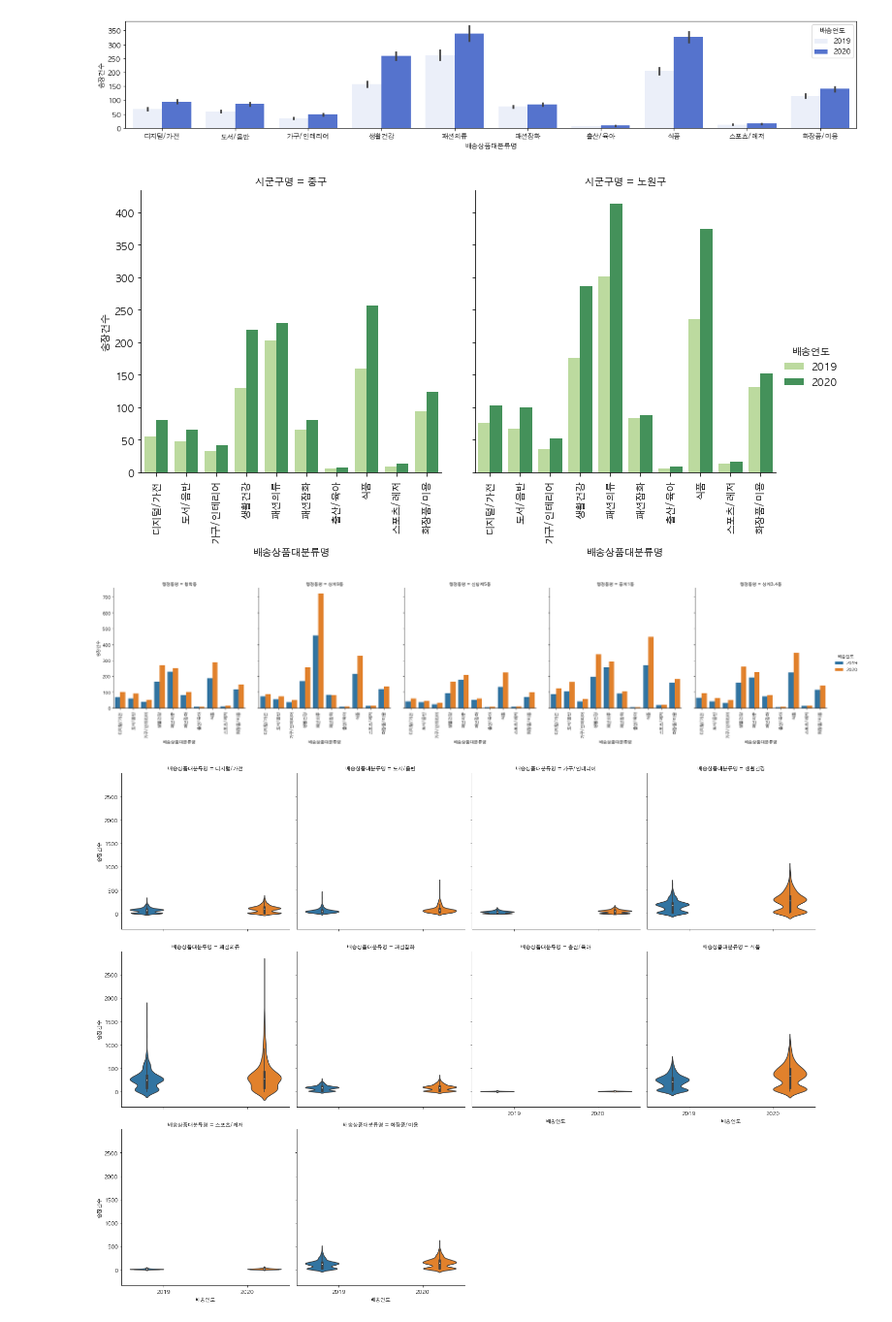
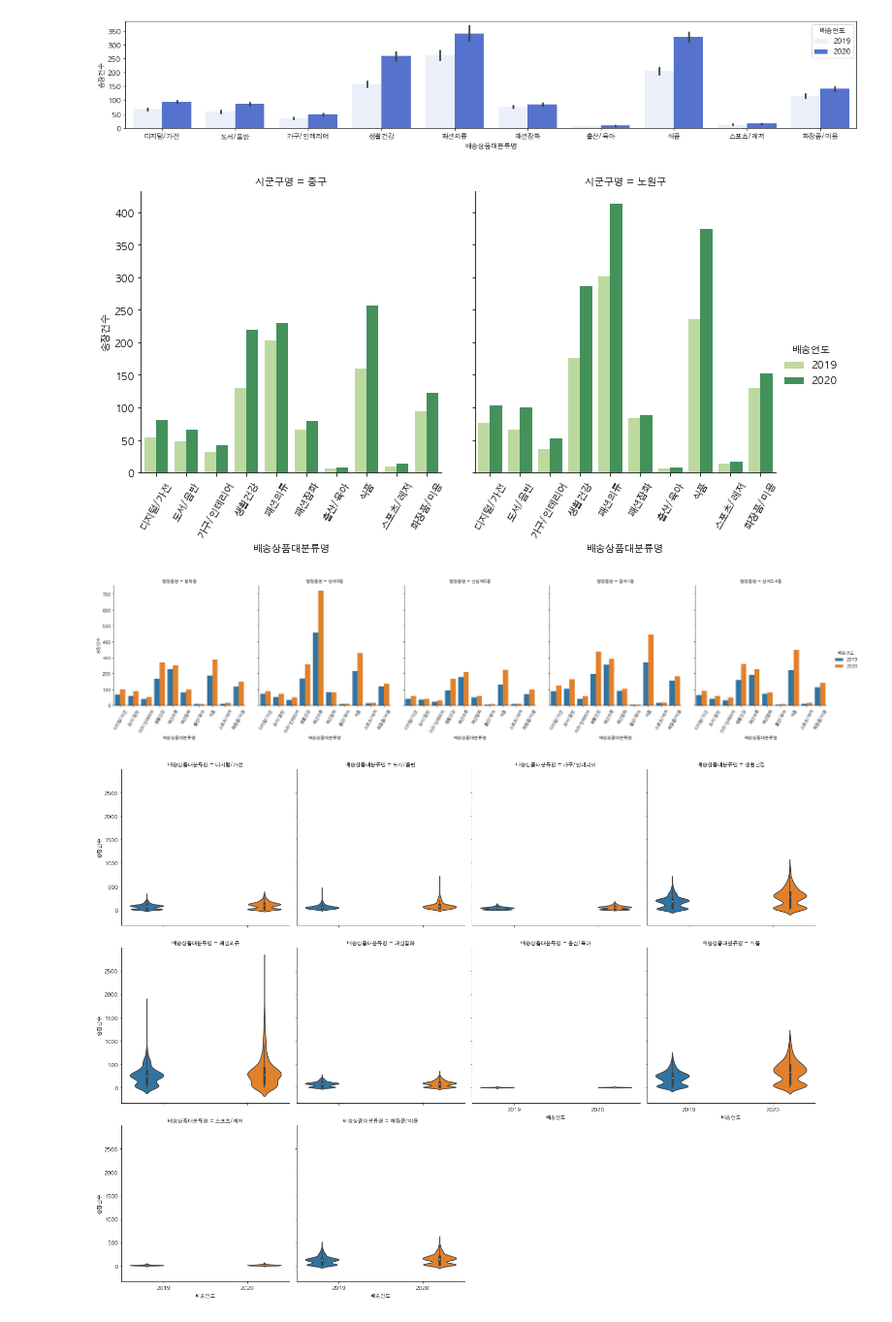
Before and after one commit to yekyung2/AOAS_data, a Jupyter notebook: daily_analysis/shipping_2.ipynb, the cells around one changed output. Shown at 97% size. Drawn from its saved outputs; the diff is of its cells as text; code cells hidden in the pictures.

```diff
--- a/daily_analysis/shipping_2.ipynb
+++ b/daily_analysis/shipping_2.ipynb
@@ -677,17 +768,17 @@ plt.show()
 # %%
 #상위 2개 시군구, 배송상품카테고리 별 전년도 대비 증감 차이
 g = sns.catplot(data=seoul_top5, x='배송상품대분류명', y='송장건수',hue='배송연도', col='시군구명', kind='bar',ci=None, palette='YlGn')
-g.set_xticklabels(rotation=90)
+g.set_xticklabels(rotation=60)
 plt.show()
 # %% [output]
-[figure, old version]
+[figure, new version]
 # %%
 #상위 5개 행정동, 배송상품카테고리 별 전년도 대비 증감 차이
 g = sns.catplot(data=seoul_top5, x='배송상품대분류명', y='송장건수',hue='배송연도', col='행정동명', kind='bar',ci=None,)
-g.set_xticklabels(rotation=90)
+g.set_xticklabels(rotation=60)
 plt.show()
 # %% [output]
-[figure, old version]
+[figure, new version]
 # %%
 g = sns.catplot(data=seoul_top5, x='배송연도', y='송장건수',hue='배송연도', col='배송상품대분류명', kind='violin', ci=None, col_wrap = 4)
 plt.show()
```
Also changed, not shown: parts of 16 cells of this notebook.
